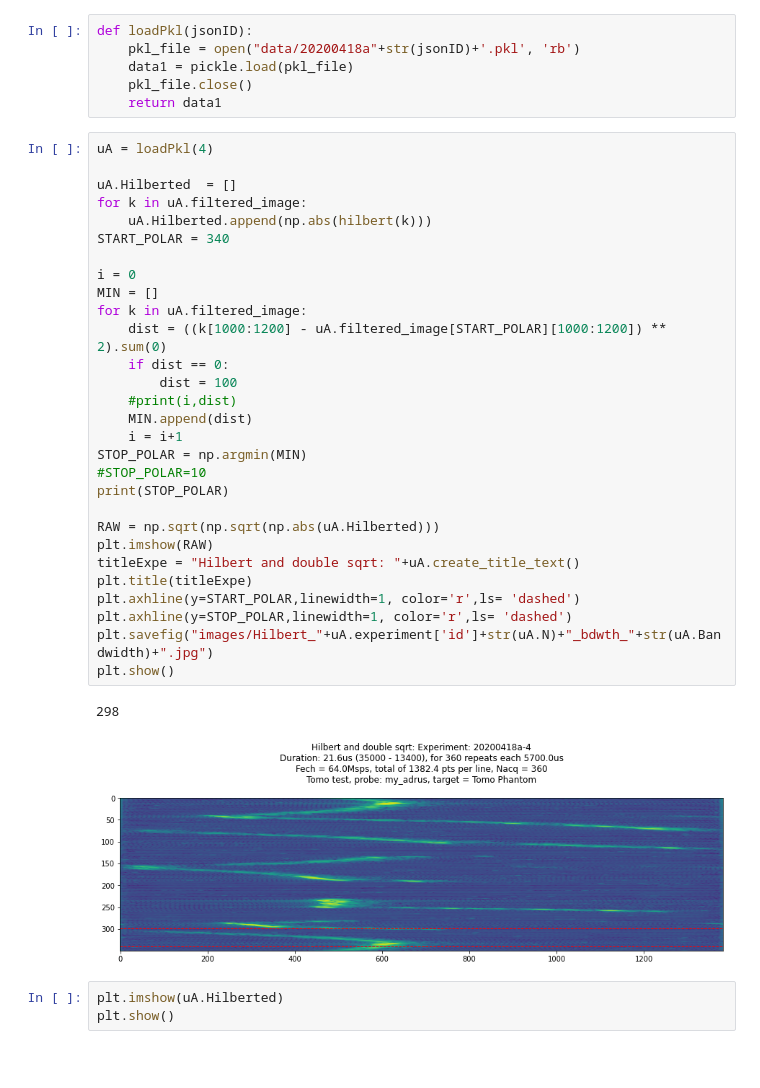
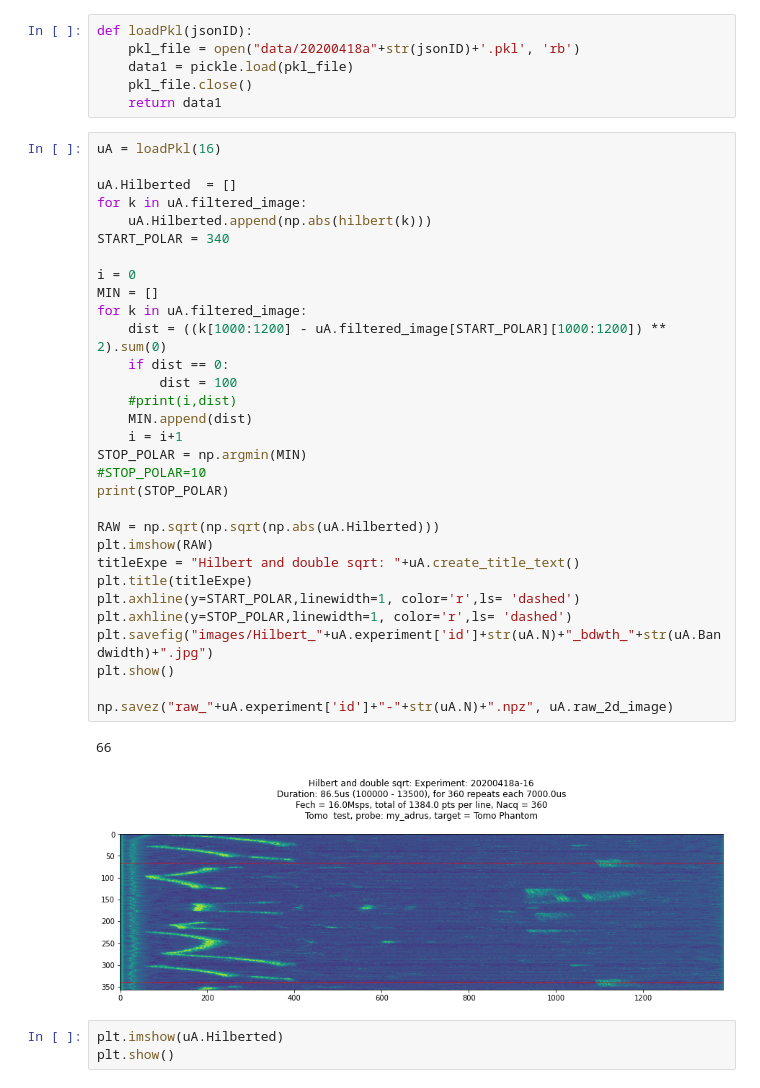
Before and after one commit to kelu124/echomods, a Jupyter notebook: matty/20200418a/20200418a-Process.ipynb, the cells around one changed output. Saved outputs shown, nothing was run; the diff lists cells and outputs as text; blank space fills up the shorter version.

```diff
--- a/matty/20200418a/20200418a-Process.ipynb
+++ b/matty/20200418a/20200418a-Process.ipynb
@@ -29,37 +29,39 @@ def loadPkl(jsonID):
     pkl_file.close()
     return data1
 # %%
-uA = loadPkl(4)
+uA = loadPkl(16)
 
 uA.Hilberted  = []
 for k in uA.filtered_image:
     uA.Hilberted.append(np.abs(hilbert(k)))
 START_POLAR = 340
 
 i = 0
 MIN = []
 for k in uA.filtered_image:
     dist = ((k[1000:1200] - uA.filtered_image[START_POLAR][1000:1200]) ** 2).sum(0)
     if dist == 0:
         dist = 100
     #print(i,dist)
     MIN.append(dist)
     i = i+1
 STOP_POLAR = np.argmin(MIN)
 #STOP_POLAR=10
 print(STOP_POLAR)
 
 RAW = np.sqrt(np.sqrt(np.abs(uA.Hilberted)))
 plt.imshow(RAW)
 titleExpe = "Hilbert and double sqrt: "+uA.create_title_text()
 plt.title(titleExpe)
 plt.axhline(y=START_POLAR,linewidth=1, color='r',ls= 'dashed')
 plt.axhline(y=STOP_POLAR,linewidth=1, color='r',ls= 'dashed')
 plt.savefig("images/Hilbert_"+uA.experiment['id']+str(uA.N)+"_bdwth_"+str(uA.Bandwidth)+".jpg")
 plt.show()
+
+np.savez("raw_"+uA.experiment['id']+"-"+str(uA.N)+".npz", uA.raw_2d_image)
 # %% [output]
-298
+66
-[figure, old version]
+[figure, new version]
 # %%
 plt.imshow(uA.Hilberted)
 plt.show()
```
Also changed, not shown: 2 other files.
